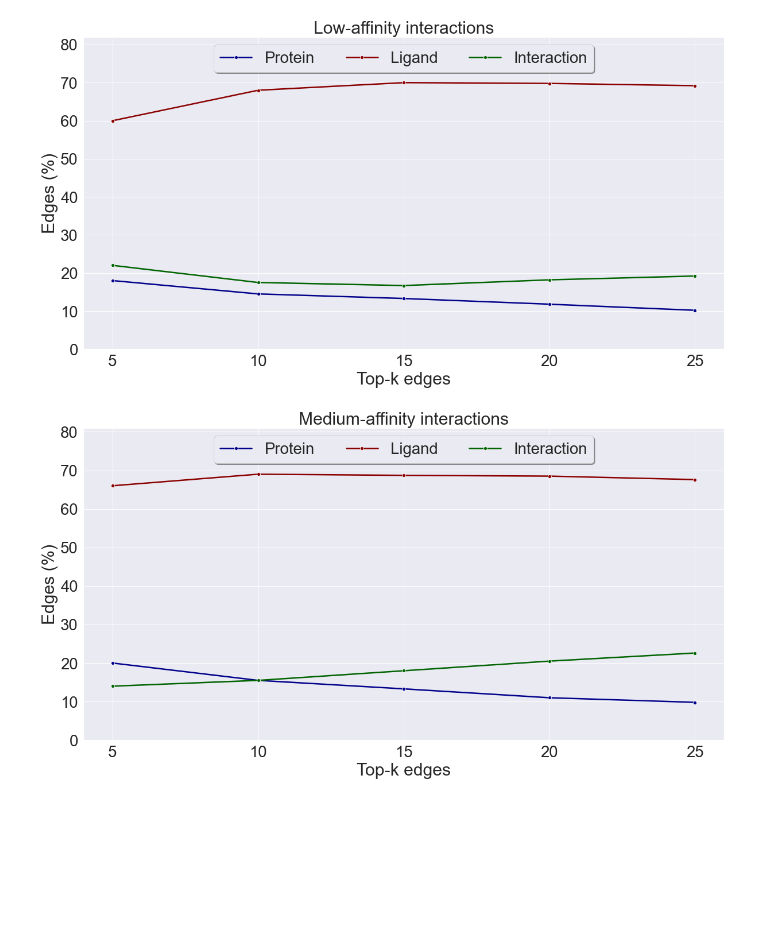
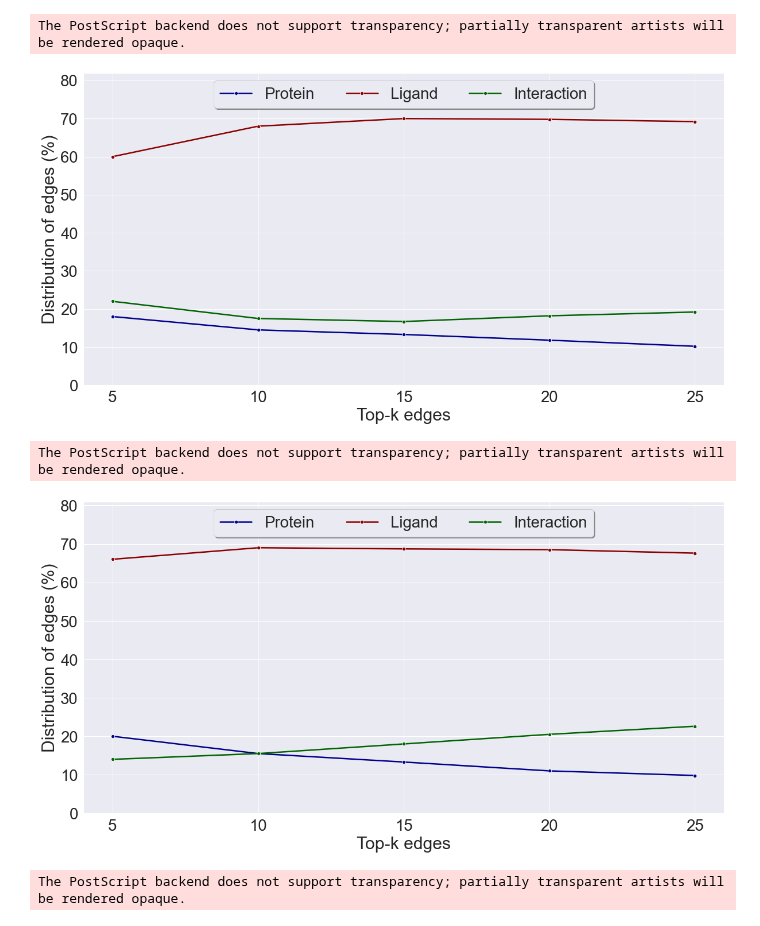
Before and after one commit to AndMastro/EdgeSHAPer, a Jupyter notebook: pli/plotter.ipynb, the cells around one changed output. Saved outputs shown, nothing was run; the diff lists cells and outputs as text; code cells hidden in the pictures; blank space fills up the shorter version.

```diff
--- a/pli/plotter.ipynb
+++ b/pli/plotter.ipynb
@@ -38,35 +38,38 @@ high_affinity["interaction"] = [51.0, 50.5, 51.0, 52.5, 51.6]
 # %%
 affinity_levels = ["Low-affinity", "Medium-affinity", "High-affinity"]
 
 for affinity in affinity_levels:
 
     affinty_level_dict = low_affinity if affinity == "Low-affinity" else medium_affinity if affinity == "Medium-affinity" else high_affinity
 
 
     fig = figure(figsize=(20, 10))
 
     ax = plt.subplot(111)
 
     sns.set(font_scale=2.5)
 
     sns.lineplot(x=top_k_levels, y=affinty_level_dict["protein"], label="Protein", color="darkblue", marker="o", linewidth=2.5)
     sns.lineplot(x=top_k_levels, y=affinty_level_dict["ligand"], label="Ligand", color="darkred", marker="o", linewidth=2.5) #with font 2.5 linewidth=3 and figsize = (20,10)
     sns.lineplot(x=top_k_levels, y=affinty_level_dict["interaction"], label="Interaction", color="darkgreen", marker="o", linewidth=2.5)
 
     y_max = max(max(affinty_level_dict["protein"]), max(affinty_level_dict["ligand"]), max(affinty_level_dict["interaction"]))
     plt.ylim(0, y_max + 12) #with font 2.5 y_max + 13, with font 2.0 y_max + 11
     plt.xlabel("Top-k edges")
-    plt.ylabel("Edges (%)")
-    plt.title(affinity +  " interactions")
+    plt.ylabel("Distribution of edges (%)")
+    #plt.title(affinity +  " interactions")
     # plt.legend(loc="upper right")
     ax.legend(loc='upper center', bbox_to_anchor=(0.5, 1),
           ncol=3, fancybox=True, shadow=True)
 
-#     plt.savefig("results/plots/AIP" + "/"+ affinity + "_top_k_increased_fonts_2.5_GC-GNN.png", dpi=300)
-    plt.savefig("results/plots/AIP" + "/"+ affinity + "_top_k_increased_fonts_2.5_GC-GNN.svg", dpi=300)
-#     plt.savefig("results/plots/AIP" + "/"+ affinity + "_top_k_increased_fonts_2.5_GC-GNN.eps", dpi=300)
+    # plt.savefig("results/plots/AIP" + "/"+ affinity + "_top_k_increased_fonts_2.5_GC-GNN.png", dpi=300)
+    # plt.savefig("results/plots/AIP" + "/"+ affinity + "_top_k_increased_fonts_2.5_GC-GNN.svg", dpi=300)
+    plt.savefig("results/plots/AIP" + "/"+ affinity + "_top_k_increased_fonts_2.5_GraphSAGE.eps", dpi=300)
     plt.show()
     plt.close()
 # %% [output]
+The PostScript backend does not support transparency; partially transparent artists will be rendered opaque.
-[figure, old version]
+[figure, new version]
+The PostScript backend does not support transparency; partially transparent artists will be rendered opaque.
-[figure, old version]
+[figure, new version]
+The PostScript backend does not support transparency; partially transparent artists will be rendered opaque.
```
Also changed, not shown: parts of 2 cells of this notebook.
